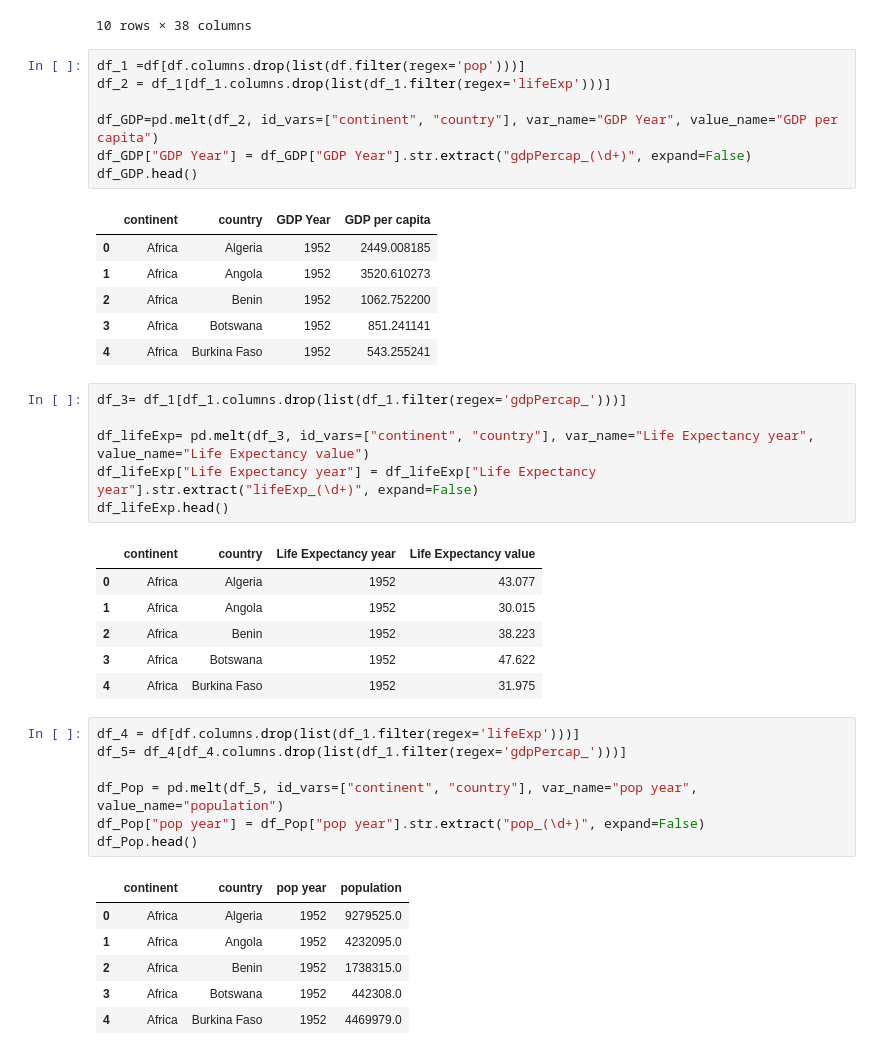
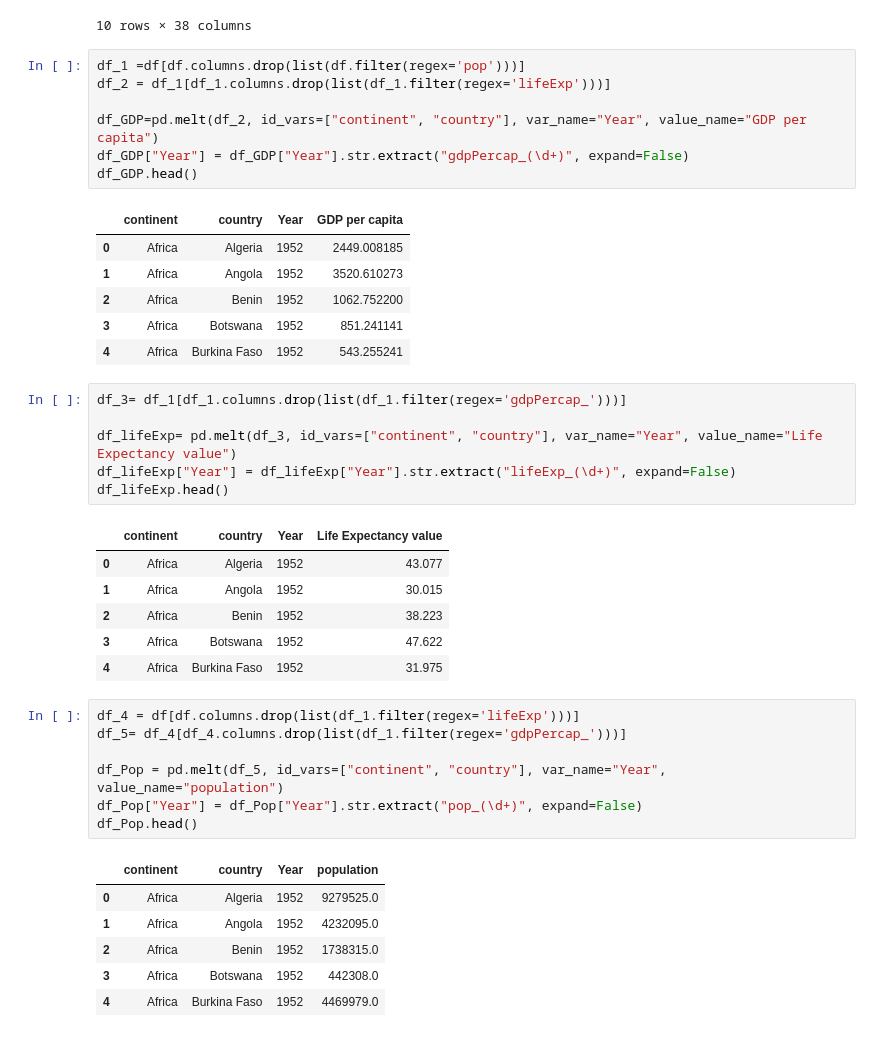
Before and after one commit to maielkholy/DataEngineering, a Jupyter notebook: Practice3 - Tidy Data.ipynb, the cells around one changed output. Saved outputs shown, nothing was run; the diff lists cells and outputs as text.

```diff
--- a/Practice3 - Tidy Data.ipynb
+++ b/Practice3 - Tidy Data.ipynb
@@ -343,12 +343,12 @@ df.head(10)
 # %%
 df_1 =df[df.columns.drop(list(df.filter(regex='pop')))]
 df_2 = df_1[df_1.columns.drop(list(df_1.filter(regex='lifeExp')))]
 
-df_GDP=pd.melt(df_2, id_vars=["continent", "country"], var_name="GDP Year", value_name="GDP per capita")
-df_GDP["GDP Year"] = df_GDP["GDP Year"].str.extract("gdpPercap_(\d+)", expand=False)
+df_GDP=pd.melt(df_2, id_vars=["continent", "country"], var_name="Year", value_name="GDP per capita")
+df_GDP["Year"] = df_GDP["Year"].str.extract("gdpPercap_(\d+)", expand=False)
 df_GDP.head()
 # %% [output]
-|  | continent | country | GDP Year | GDP per capita |
+|  | continent | country | Year | GDP per capita |
 | 0 | Africa | Algeria | 1952 | 2449.008185 |
 | 1 | Africa | Angola | 1952 | 3520.610273 |
 | 2 | Africa | Benin | 1952 | 1062.752200 |
@@ -357,11 +357,11 @@ df_GDP.head()
 # %%
 df_3= df_1[df_1.columns.drop(list(df_1.filter(regex='gdpPercap_')))]
 
-df_lifeExp= pd.melt(df_3, id_vars=["continent", "country"], var_name="Life Expectancy year", value_name="Life Expectancy value")
-df_lifeExp["Life Expectancy year"] = df_lifeExp["Life Expectancy year"].str.extract("lifeExp_(\d+)", expand=False)
+df_lifeExp= pd.melt(df_3, id_vars=["continent", "country"], var_name="Year", value_name="Life Expectancy value")
+df_lifeExp["Year"] = df_lifeExp["Year"].str.extract("lifeExp_(\d+)", expand=False)
 df_lifeExp.head()
 # %% [output]
-|  | continent | country | Life Expectancy year | Life Expectancy value |
+|  | continent | country | Year | Life Expectancy value |
 | 0 | Africa | Algeria | 1952 | 43.077 |
 | 1 | Africa | Angola | 1952 | 30.015 |
 | 2 | Africa | Benin | 1952 | 38.223 |
@@ -371,11 +371,11 @@ df_lifeExp.head()
 df_4 = df[df.columns.drop(list(df_1.filter(regex='lifeExp')))]
 df_5= df_4[df_4.columns.drop(list(df_1.filter(regex='gdpPercap_')))]
 
-df_Pop = pd.melt(df_5, id_vars=["continent", "country"], var_name="pop year", value_name="population")
-df_Pop["pop year"] = df_Pop["pop year"].str.extract("pop_(\d+)", expand=False)
+df_Pop = pd.melt(df_5, id_vars=["continent", "country"], var_name="Year", value_name="population")
+df_Pop["Year"] = df_Pop["Year"].str.extract("pop_(\d+)", expand=False)
 df_Pop.head()
 # %% [output]
-|  | continent | country | pop year | population |
+|  | continent | country | Year | population |
 | 0 | Africa | Algeria | 1952 | 9279525.0 |
 | 1 | Africa | Angola | 1952 | 4232095.0 |
 | 2 | Africa | Benin | 1952 | 1738315.0 |
```
Also changed, not shown: parts of 1 cell of this notebook, 1 other file.
